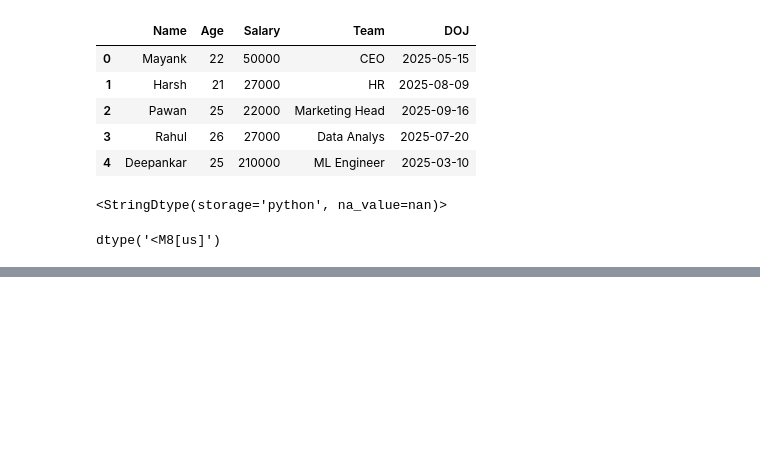
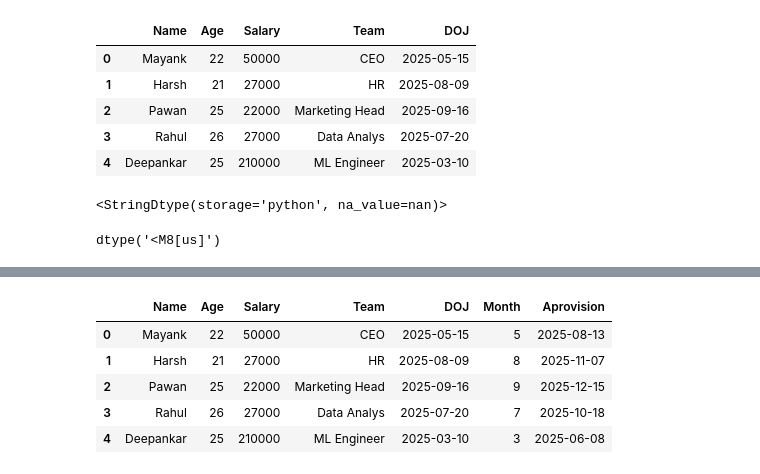
Before and after one commit to DeepankarGupta508/Pandas, a Jupyter notebook: Phase1.ipynb, the cells around one changed output, grey strips where cells are left out. Drawn from its saved outputs; the diff is of its cells as text; code cells hidden in the pictures; blank space fills up the shorter version.

```diff
--- a/Phase1.ipynb
+++ b/Phase1.ipynb
@@ -337,0 +352,2 @@ dtype('<M8[us]')
+# %%
+df2["DOJ2"] = pd.to_datetime(df2["DOJ2"], format = "%Y-%m-%d" )
@@ -337,0 +358,3 @@ dtype('<M8[us]')
+# %%
+df3 = df2.drop("DOJ2", axis=1)
+df3
@@ -337,0 +381,2 @@ dtype('<M8[us]')
+# %%
+df3["Month"] = df3["DOJ"].dt.month
@@ -337,0 +392,11 @@ dtype('<M8[us]')
+# %%
+df3["Aprovision"] = df3["DOJ"] + pd.Timedelta(days=90)
+# %%
+df3
+# %% [output]
+|  | Name | Age | Salary | Team | DOJ | Month | Aprovision |
+| 0 | Mayank | 22 | 50000 | CEO | 2025-05-15 | 5 | 2025-08-13 |
+| 1 | Harsh | 21 | 27000 | HR | 2025-08-09 | 8 | 2025-11-07 |
+| 2 | Pawan | 25 | 22000 | Marketing Head | 2025-09-16 | 9 | 2025-12-15 |
+| 3 | Rahul | 26 | 27000 | Data Analys | 2025-07-20 | 7 | 2025-10-18 |
+| 4 | Deepankar | 25 | 210000 | ML Engineer | 2025-03-10 | 3 | 2025-06-08 |
```
Also changed, not shown: parts of 28 cells of this notebook.
